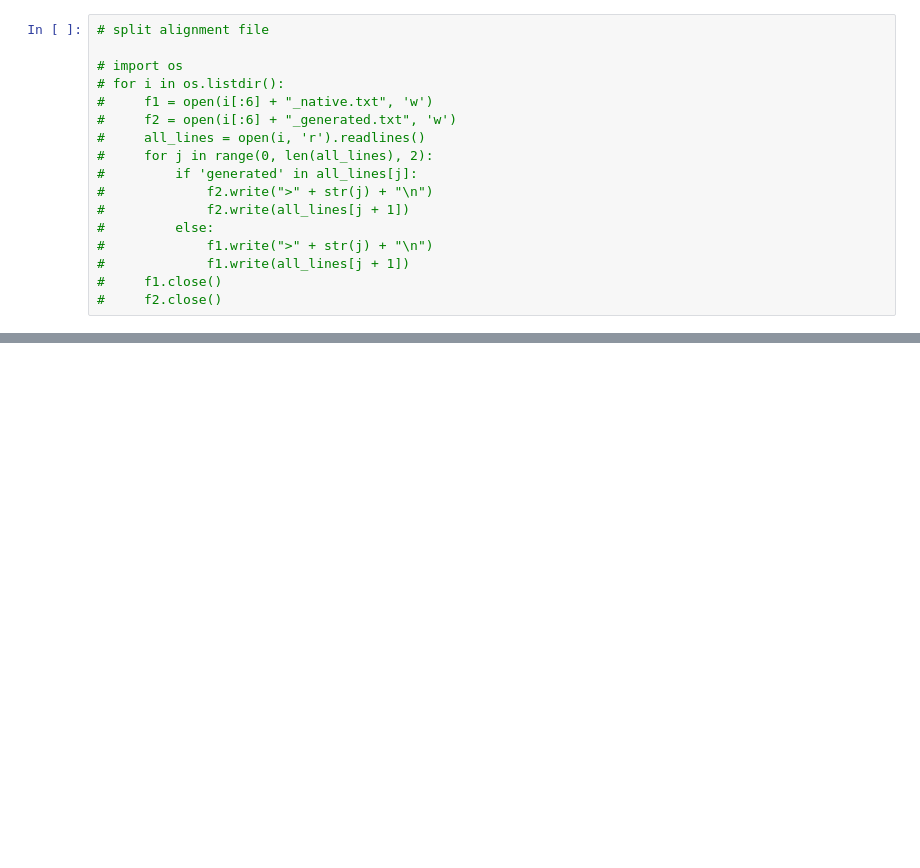
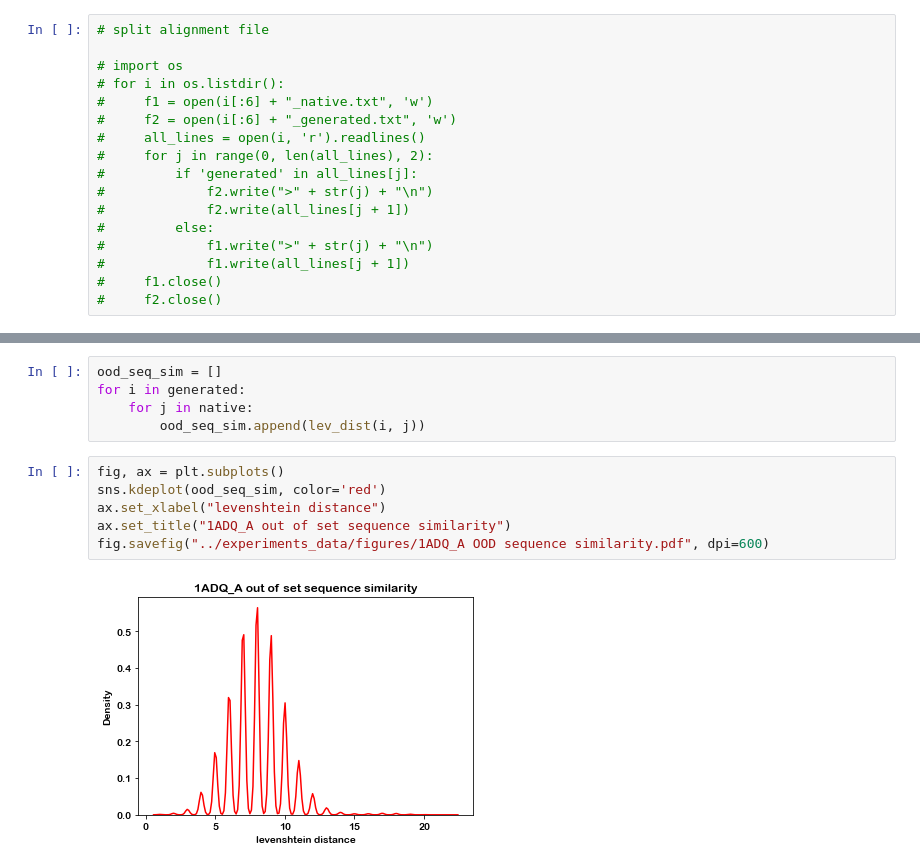
Before and after one commit to YAndrewL/Conditional-antibody-generation, a Jupyter notebook: expr.ipynb, the cells around one changed output, grey strips where cells are left out. Cells and saved outputs as stored; diff of their text form; blank space fills up the shorter version.

```diff
--- a/expr.ipynb
+++ b/expr.ipynb
@@ -441,0 +506,13 @@ np.where(attention_score > 0.08)
+# %%
+ood_seq_sim = []
+for i in generated:
+    for j in native:
+        ood_seq_sim.append(lev_dist(i, j))
+# %%
+fig, ax = plt.subplots()
+sns.kdeplot(ood_seq_sim, color='red')
+ax.set_xlabel("levenshtein distance")
+ax.set_title("1ADQ_A out of set sequence similarity")
+fig.savefig("../experiments_data/figures/1ADQ_A OOD sequence similarity.pdf", dpi=600)
+# %% [output]
+[figure, added]
```
Also changed, not shown: parts of 7 cells of this notebook.
